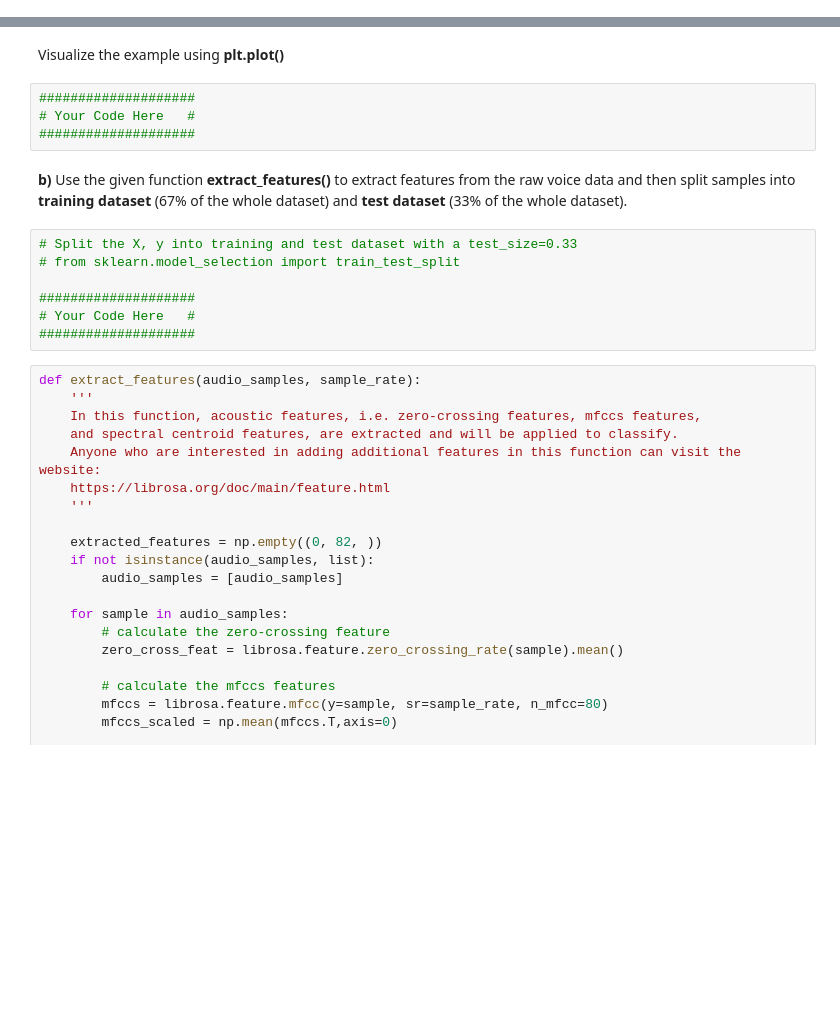
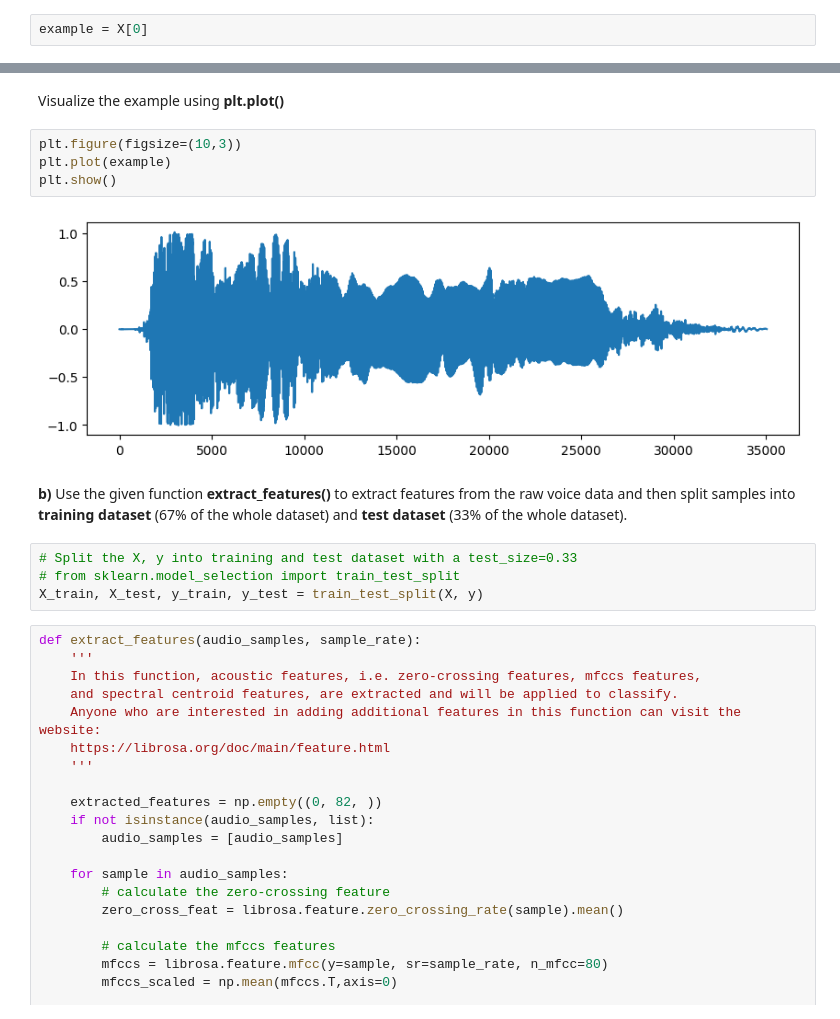
Before and after one commit to aalbayrak394/tsdm, a Jupyter notebook: Exercise_08_Classification.ipynb, the cells around one changed output, grey strips where cells are left out. Cells and saved outputs as stored; diff of their text form; blank space fills up the shorter version.

```diff
--- a/Exercise_08_Classification.ipynb
+++ b/Exercise_08_Classification.ipynb
@@ -38,0 +37,2 @@ Using [**Audio**](https://ipython.org/ipython-doc/3/api/generated/IPython.displa
+# %%
+example = X[0]
@@ -39,18 +44,17 @@ Using [**Audio**](https://ipython.org/ipython-doc/3/api/generated/IPython.displa
 # %% [markdown]
 Visualize the example using **plt.plot()**
-# %%
-####################
-# Your Code Here   #
-####################
+# %%
+plt.figure(figsize=(10,3))
+plt.plot(example)
+plt.show()
+# %% [output]
+[figure, added]
 # %% [markdown]
 **b)** Use the given function **extract_features()** to extract features from the raw voice data and then split samples into **training dataset** (67% of the whole dataset) and **test dataset** (33% of the whole dataset).
 # %%
 # Split the X, y into training and test dataset with a test_size=0.33
 # from sklearn.model_selection import train_test_split
-
-####################
-# Your Code Here   #
-####################
+X_train, X_test, y_train, y_test = train_test_split(X, y)
 # %%
 def extract_features(audio_samples, sample_rate):
     '''
```
Also changed, not shown: parts of 11 cells of this notebook, 8 other files.
